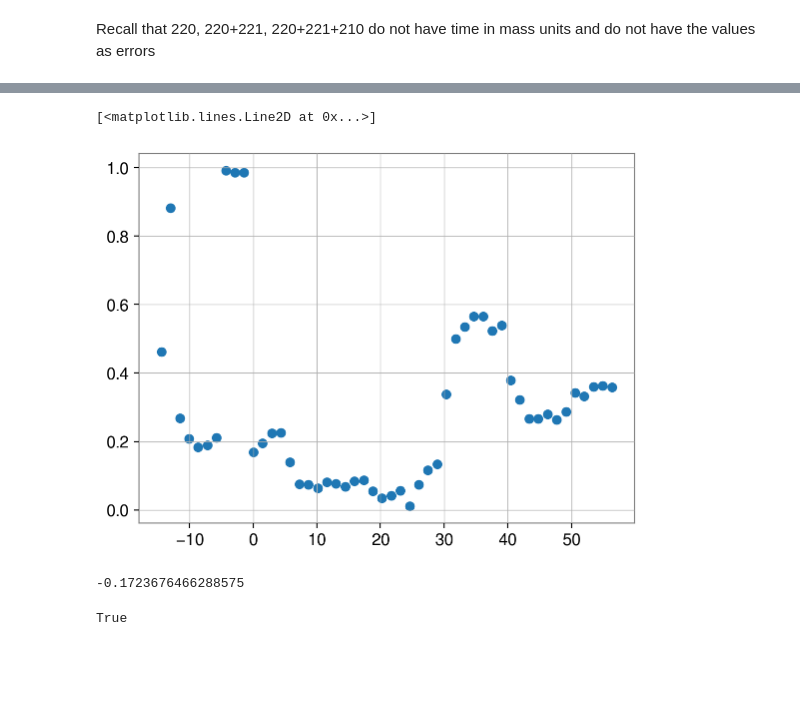
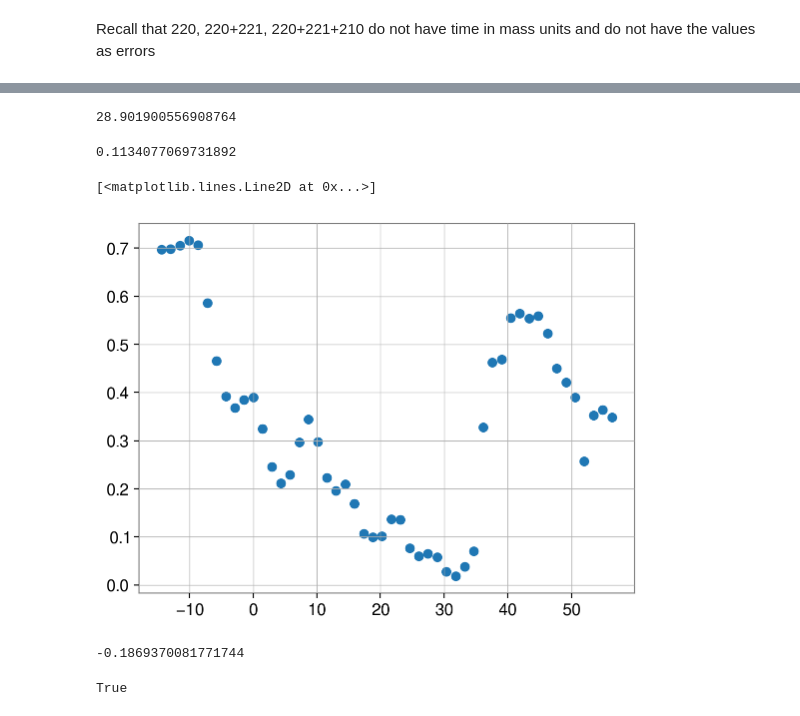
Before and after one commit to Lu-Neil/qnm_filter, a Jupyter notebook: code_demo/Systematics/Viewing systematics cluster results.ipynb, the cells around one changed output, grey strips where cells are left out. Drawn from its saved outputs; the diff is of its cells as text; code cells hidden in the pictures; blank space fills up the shorter version.

```diff
--- a/code_demo/Systematics/Viewing systematics cluster results.ipynb
+++ b/code_demo/Systematics/Viewing systematics cluster results.ipynb
@@ -69,14 +69,22 @@ MAP_epsilon = {}
+# %%
+time['220+221+440'][-20]
+# %% [output]
+28.901900556908764
+# %%
+MAP_epsilon['220+221+440'][-20]
+# %% [output]
+0.1134077069731892
 # %%
 # pl.plot(time['220'], avg_m_err['220'])
 # pl.plot(time['220'], MAP_m_err['220'])
-pl.plot(time['220+221+440'], avg_epsilon['220+221+440'], 'o')
+pl.plot(time['220'], avg_epsilon['220'], 'o')
 # %% [output]
 [<matplotlib.lines.Line2D at 0x...>]
-[figure, old version]
+[figure, new version]
 # %%
-avg_epsilon['220+221+440'][-20] - MAP_epsilon['220+221+440'][-19]
+avg_epsilon['220+221+222'][-21] - MAP_epsilon['220+221+222'][-20]
 # %% [output]
--0.1723676466288575
+-0.1869370081771744
 # %%
 time['220+221+440'][-20]*mass_unit == (40-20)/2048
 # %% [output]
```
Also changed, not shown: parts of 10 cells of this notebook, 2 other files.
